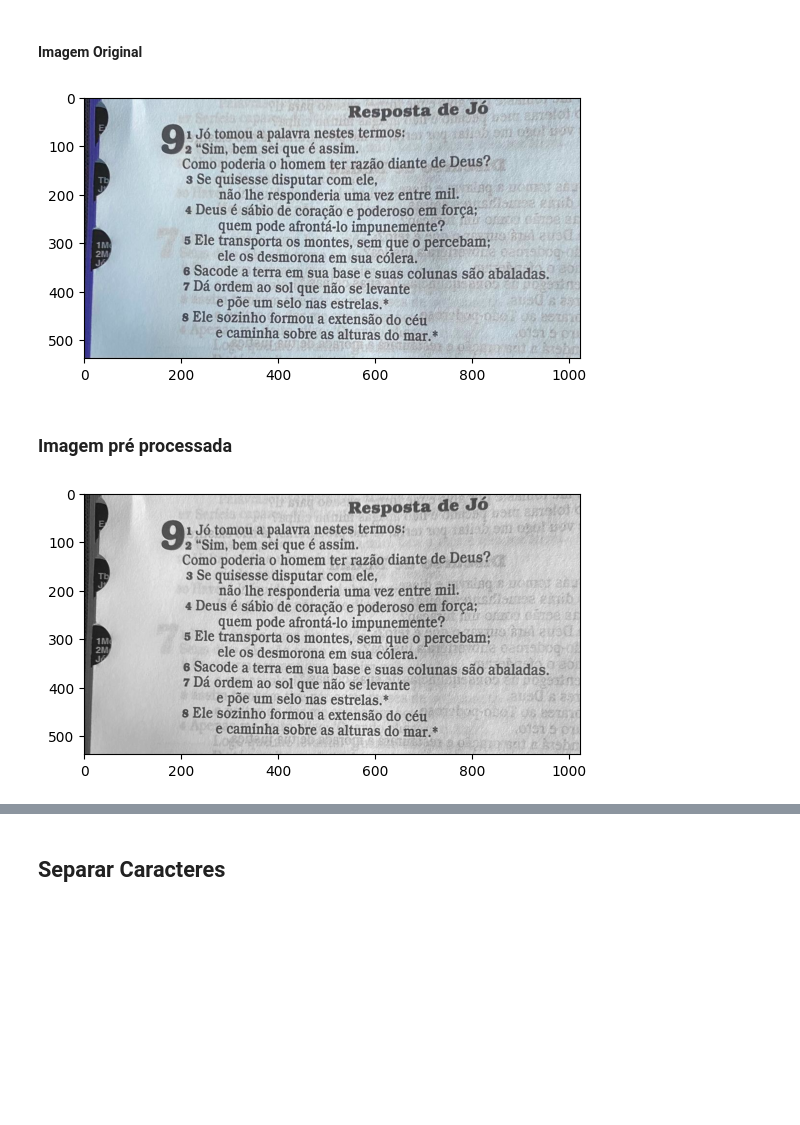
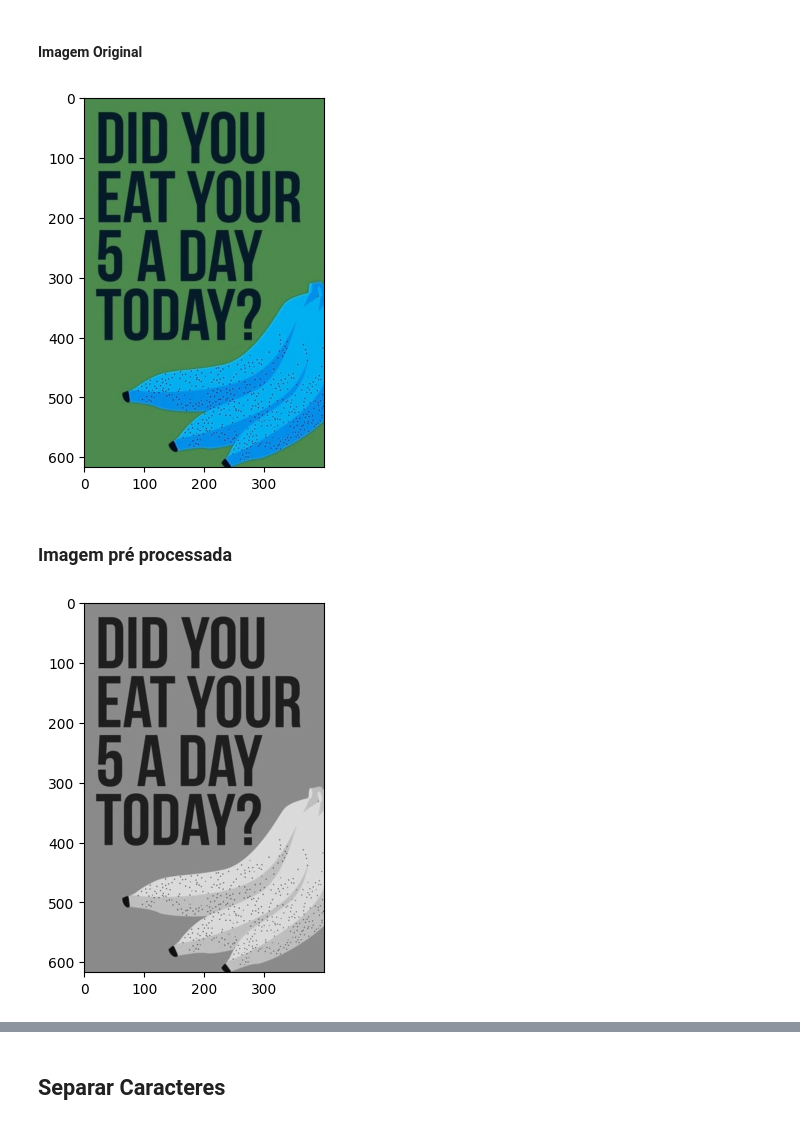
Before and after one commit to Lacerdajp/MyOCR, a Jupyter notebook: main.ipynb, the cells around one changed output, grey strips where cells are left out. Drawn from its saved outputs; the diff is of its cells as text; code cells hidden in the pictures; blank space fills up the shorter version.

```diff
--- a/main.ipynb
+++ b/main.ipynb
@@ -12,18 +12,18 @@ from PIL import*
 # %% [markdown]
 #### Imagem Original
 # %%
-dir="data\images\Biblia.jpg"
+dir="data\images\Poster.jpg"
 img = lerImagem(dir)
 mostrar(img)
 # %% [output]
-[figure, old version]
+[figure, new version]
 # %% [markdown]
 ### Imagem pré processada
 # %%
 imgCinza = escalaCinza(img)
 mostrar(imgCinza)
 # %% [output]
-[figure, old version]
+[figure, new version]
 # %%
 
 gauss = gaussiano(imgCinza, 7, 7)
```
Also changed, not shown: parts of 17 cells of this notebook, 1 other file.
